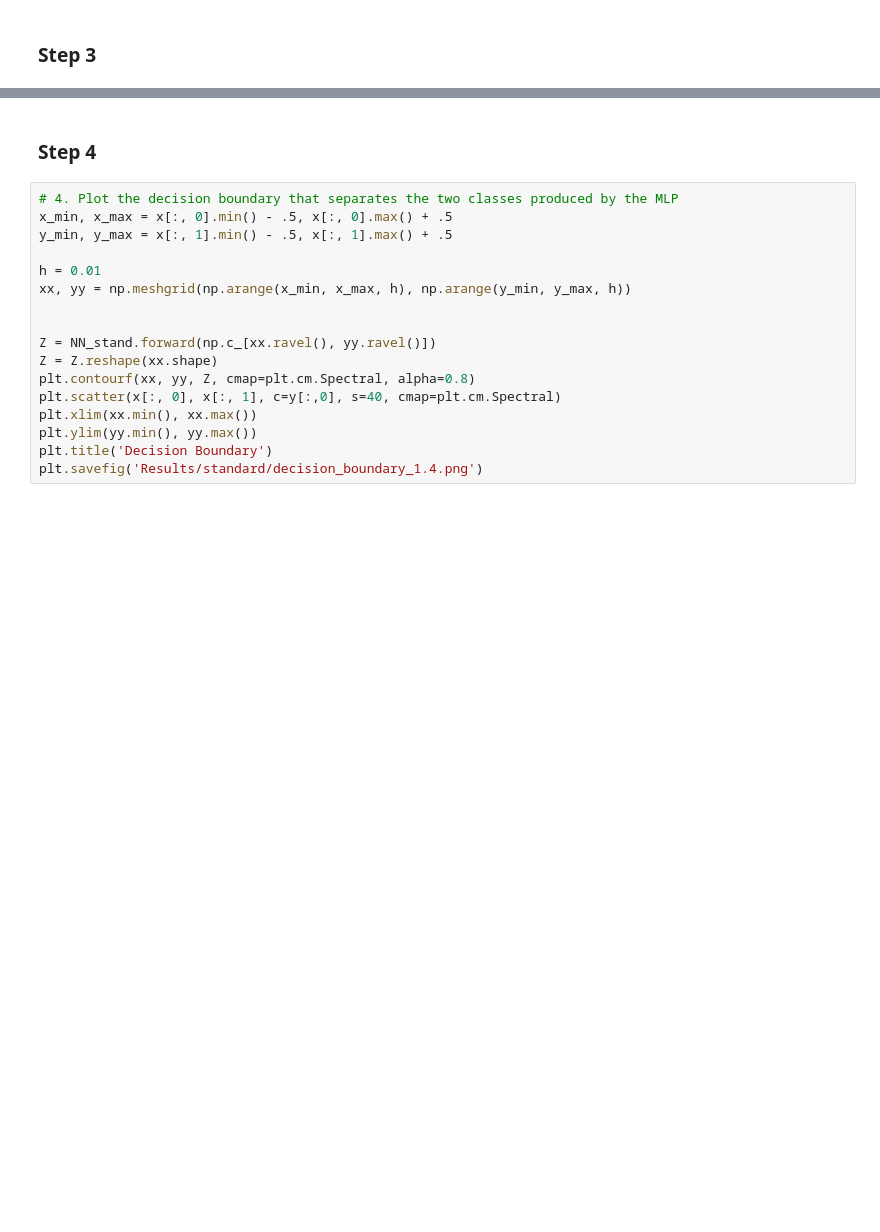
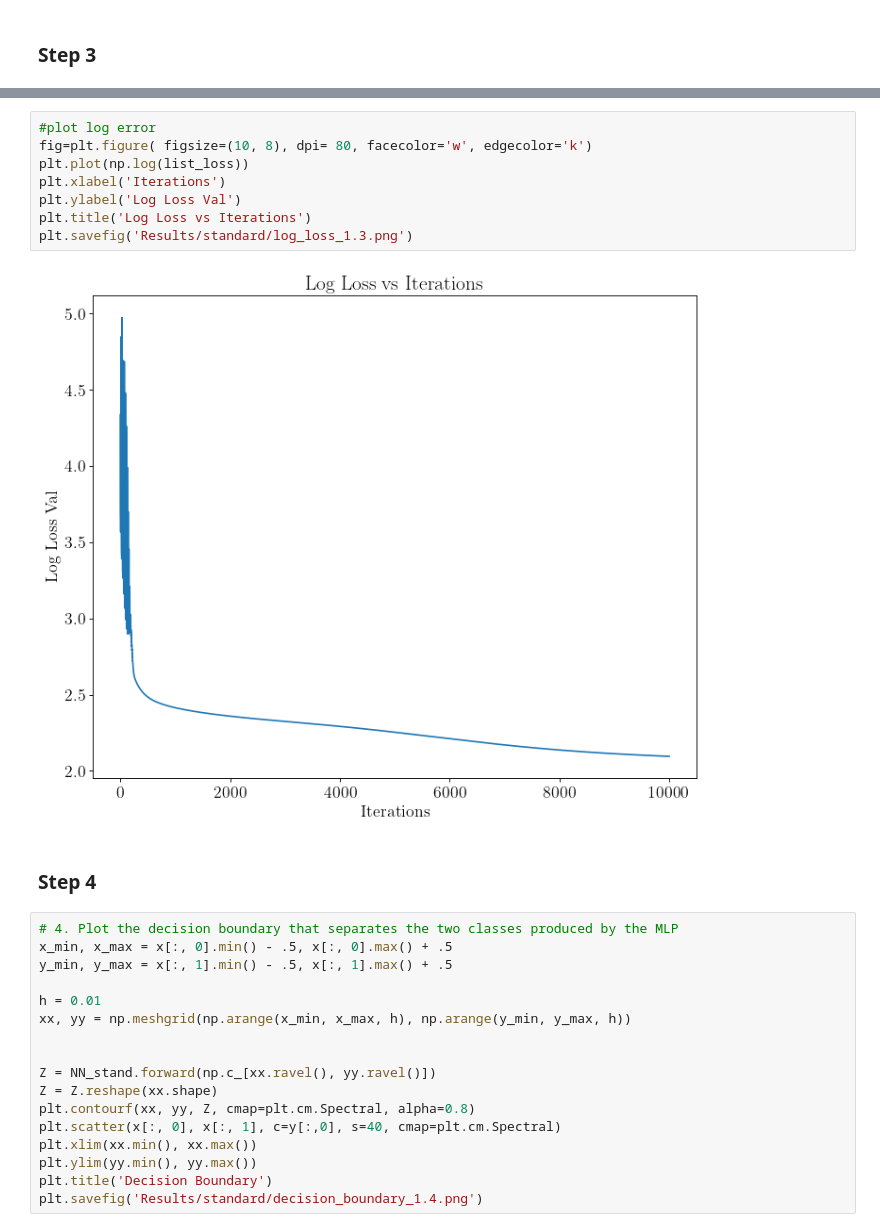
Before and after one commit to albert-santos01/DeepLearning, a Jupyter notebook: P1/P1-Questions.ipynb, the cells around one changed output, grey strips where cells are left out. Cells and saved outputs as stored; diff of their text form; blank space fills up the shorter version.

```diff
--- a/P1/P1-Questions.ipynb
+++ b/P1/P1-Questions.ipynb
@@ -148,3 +168,13 @@ plot_loss(list_loss, save_path='Results/standard/loss_1.3.png')
+# %%
+#plot log error
+fig=plt.figure( figsize=(10, 8), dpi= 80, facecolor='w', edgecolor='k')
+plt.plot(np.log(list_loss))
+plt.xlabel('Iterations')
+plt.ylabel('Log Loss Val')
+plt.title('Log Loss vs Iterations')
+plt.savefig('Results/standard/log_loss_1.3.png')
+# %% [output]
+[figure, added]
 # %% [markdown]
 ### Step 4
 # %%
```
Also changed, not shown: parts of 15 cells of this notebook, 17 other files.
